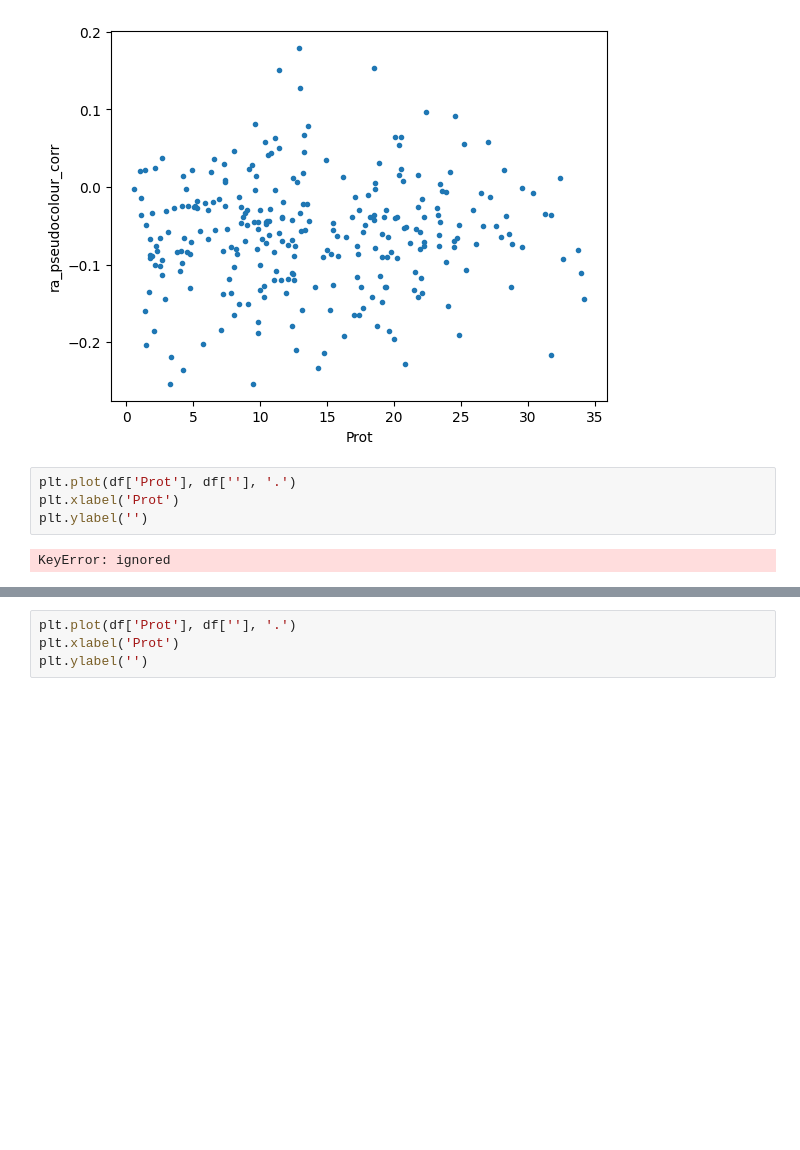
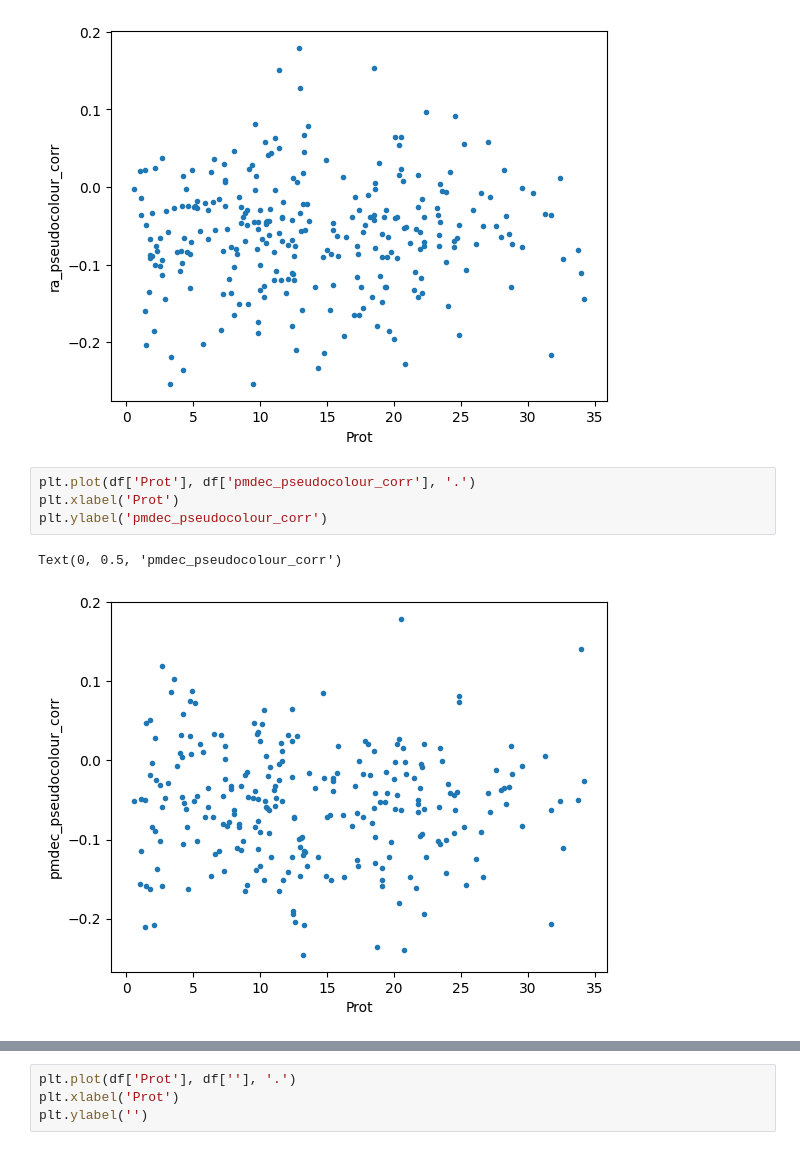
Before and after one commit to Jadesola3/SRMP, a Jupyter notebook: star_rotation_official.ipynb, the cells around one changed output, grey strips where cells are left out. Cells and saved outputs as stored; diff of their text form; blank space fills up the shorter version.

```diff
--- a/star_rotation_official.ipynb
+++ b/star_rotation_official.ipynb
@@ -308,11 +308,12 @@ plt.ylabel('ra_pseudocolour_corr')
 Text(0, 0.5, 'ra_pseudocolour_corr')
 [figure]
 # %%
-plt.plot(df['Prot'], df[''], '.')
+plt.plot(df['Prot'], df['pmdec_pseudocolour_corr'], '.')
 plt.xlabel('Prot')
-plt.ylabel('')
+plt.ylabel('pmdec_pseudocolour_corr')
 # %% [output]
-KeyError: ignored
+Text(0, 0.5, 'pmdec_pseudocolour_corr')
+[figure, added]
 # %%
 plt.plot(df['Prot'], df['dec_pseudocolour_corr'], '.')
 plt.xlabel('Prot')
```
Also changed, not shown: parts of 51 cells of this notebook.
